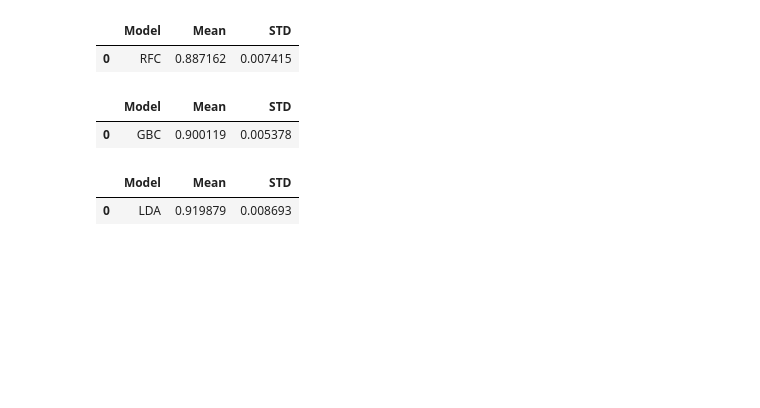
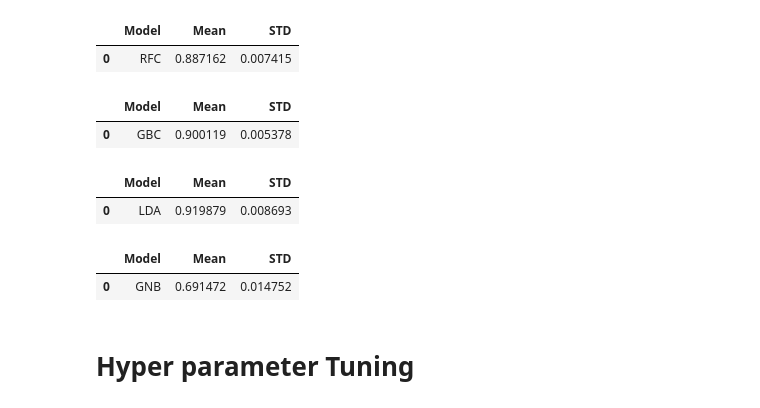
Before and after one commit to MaukanMir/Fake-News-Sentiment-Analysis-3, a Jupyter notebook: training.ipynb, the cells around one changed output. Drawn from its saved outputs; the diff is of its cells as text; code cells hidden in the pictures; blank space fills up the shorter version.

Commit message:
added new models

```diff
--- a/training.ipynb
+++ b/training.ipynb
@@ -363,3 +403,12 @@ testing_selected_models(names, models, features, y)
 # %% [output]
 |  | Model | Mean | STD |
 | 0 | LDA | 0.919879 | 0.008693 |
+# %%
+names = ['GNB']
+models = get_selected_models(names)
+testing_selected_models(names, models, features, y)
+# %% [output]
+|  | Model | Mean | STD |
+| 0 | GNB | 0.691472 | 0.014752 |
+# %% [markdown]
+# Hyper parameter Tuning
```
Also changed, not shown: parts of 4 cells of this notebook.
